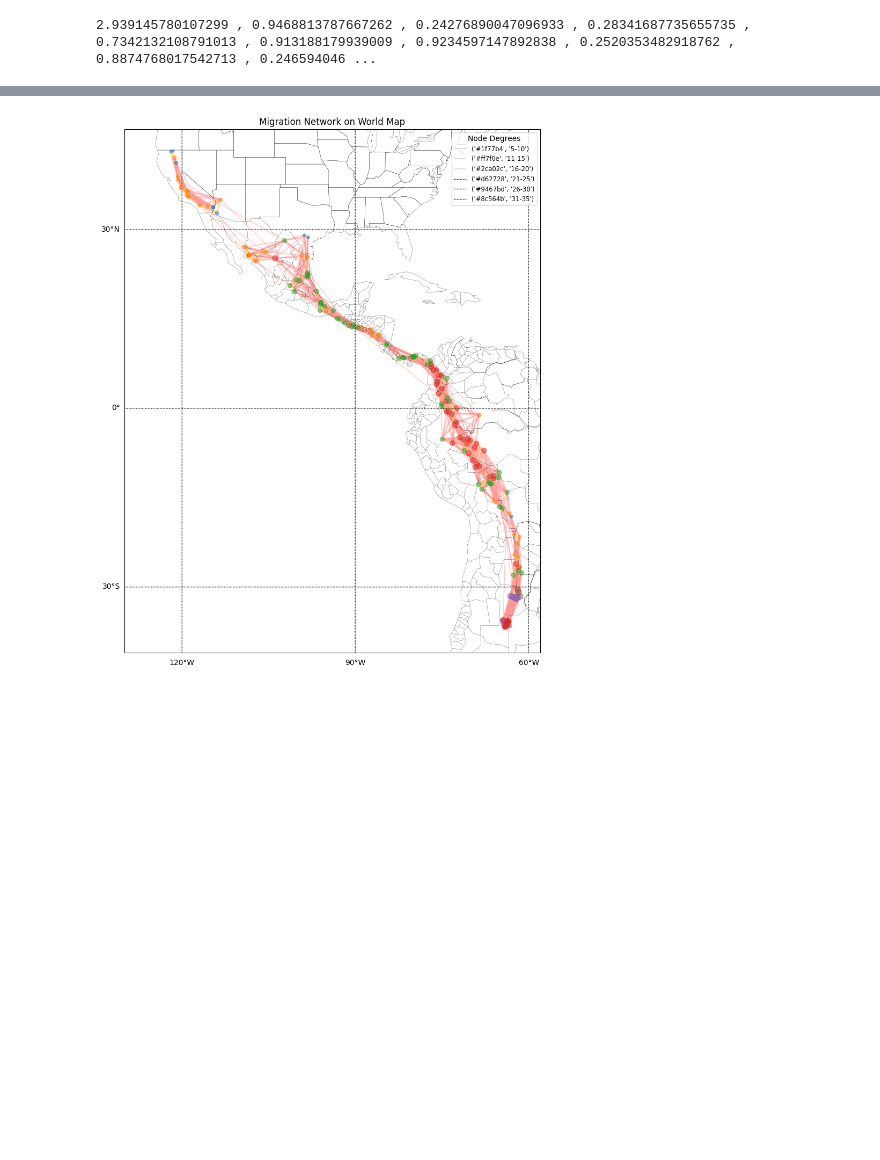
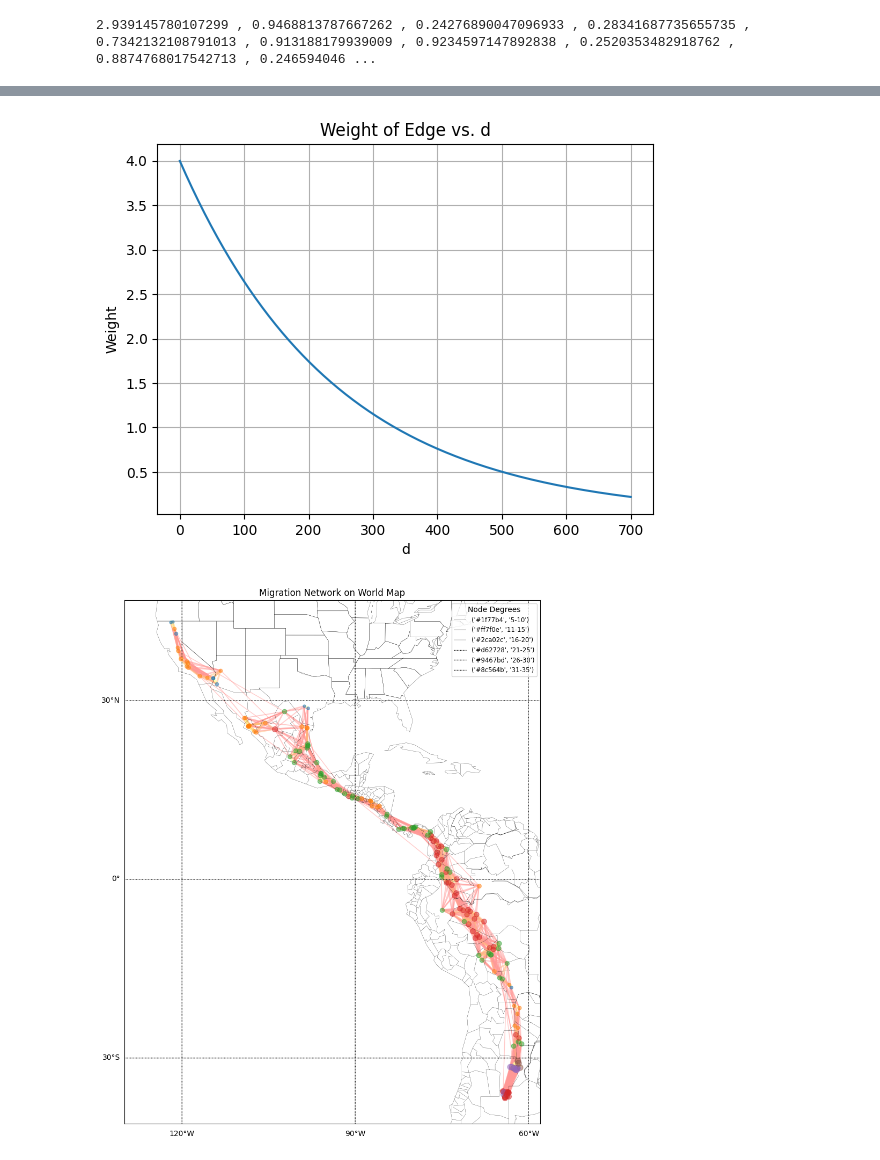
Before and after one commit to YYashraj/Bird-MIgration-Network, a Jupyter notebook: Network Construction/network.ipynb, the cells around one changed output, grey strips where cells are left out. Cells and saved outputs as stored; diff of their text form; code cells hidden in the pictures; blank space fills up the shorter version.

```diff
--- a/Network Construction/network.ipynb
+++ b/Network Construction/network.ipynb
@@ -641 +670,17 @@ for u, v in edges:
+# %%
+n = 4
+k = 0.004150390625
+
+d_values = np.linspace(0.1, 700, 7000)  # Vary d from 0.1 to 700
+
+weights = [weight_of_edge(n, k, d) for d in d_values]
+
+plt.plot(d_values, weights)
+plt.xlabel('d')
+plt.ylabel('Weight')
+plt.title('Weight of Edge vs. d')
+plt.grid(True)
+plt.show()
+# %% [output]
+[figure, added]
 # %%
```
Also changed, not shown: parts of 16 cells of this notebook.
